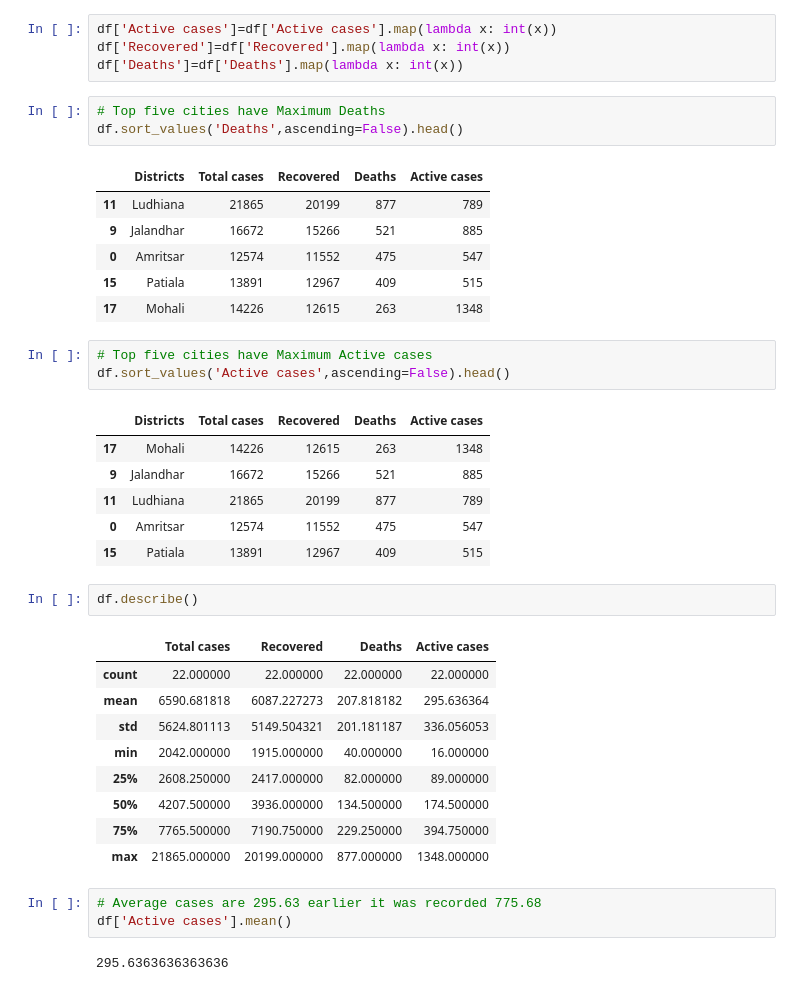
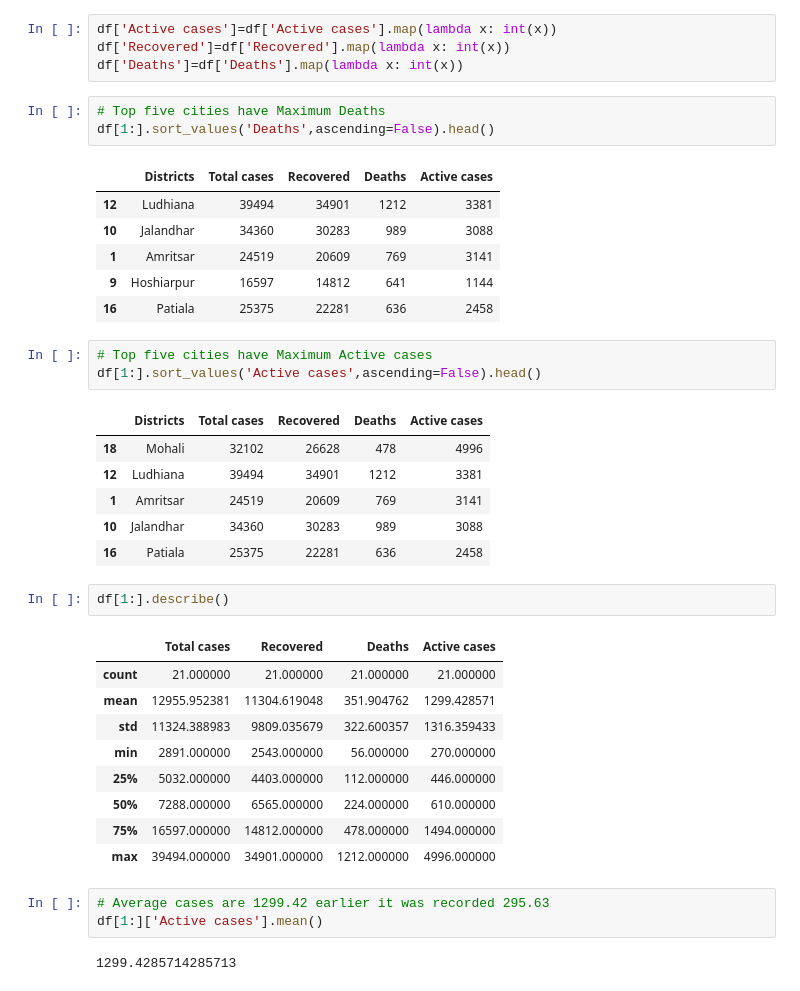
Before and after one commit to capitallatera/Minor_Projects, a Jupyter notebook: covid19_in_punjab.ipynb, the cells around one changed output. Saved outputs shown, nothing was run; the diff lists cells and outputs as text.

```diff
--- a/covid19_in_punjab.ipynb
+++ b/covid19_in_punjab.ipynb
@@ -151,38 +151,38 @@ df['Recovered']=df['Recovered'].map(lambda x: int(x))
 df['Deaths']=df['Deaths'].map(lambda x: int(x))
 # %%
 # Top five cities have Maximum Deaths
-df.sort_values('Deaths',ascending=False).head()
+df[1:].sort_values('Deaths',ascending=False).head()
 # %% [output]
 |  | Districts | Total cases | Recovered | Deaths | Active cases |
-| 11 | Ludhiana | 21865 | 20199 | 877 | 789 |
-| 9 | Jalandhar | 16672 | 15266 | 521 | 885 |
-| 0 | Amritsar | 12574 | 11552 | 475 | 547 |
-| 15 | Patiala | 13891 | 12967 | 409 | 515 |
-| 17 | Mohali | 14226 | 12615 | 263 | 1348 |
+| 12 | Ludhiana | 39494 | 34901 | 1212 | 3381 |
+| 10 | Jalandhar | 34360 | 30283 | 989 | 3088 |
+| 1 | Amritsar | 24519 | 20609 | 769 | 3141 |
+| 9 | Hoshiarpur | 16597 | 14812 | 641 | 1144 |
+| 16 | Patiala | 25375 | 22281 | 636 | 2458 |
 # %%
 # Top five cities have Maximum Active cases
-df.sort_values('Active cases',ascending=False).head()
+df[1:].sort_values('Active cases',ascending=False).head()
 # %% [output]
 |  | Districts | Total cases | Recovered | Deaths | Active cases |
-| 17 | Mohali | 14226 | 12615 | 263 | 1348 |
-| 9 | Jalandhar | 16672 | 15266 | 521 | 885 |
-| 11 | Ludhiana | 21865 | 20199 | 877 | 789 |
-| 0 | Amritsar | 12574 | 11552 | 475 | 547 |
-| 15 | Patiala | 13891 | 12967 | 409 | 515 |
+| 18 | Mohali | 32102 | 26628 | 478 | 4996 |
+| 12 | Ludhiana | 39494 | 34901 | 1212 | 3381 |
+| 1 | Amritsar | 24519 | 20609 | 769 | 3141 |
+| 10 | Jalandhar | 34360 | 30283 | 989 | 3088 |
+| 16 | Patiala | 25375 | 22281 | 636 | 2458 |
 # %%
-df.describe()
+df[1:].describe()
 # %% [output]
 |  | Total cases | Recovered | Deaths | Active cases |
-| count | 22.000000 | 22.000000 | 22.000000 | 22.000000 |
-| mean | 6590.681818 | 6087.227273 | 207.818182 | 295.636364 |
-| std | 5624.801113 | 5149.504321 | 201.181187 | 336.056053 |
-| min | 2042.000000 | 1915.000000 | 40.000000 | 16.000000 |
-| 25% | 2608.250000 | 2417.000000 | 82.000000 | 89.000000 |
-| 50% | 4207.500000 | 3936.000000 | 134.500000 | 174.500000 |
-| 75% | 7765.500000 | 7190.750000 | 229.250000 | 394.750000 |
-| max | 21865.000000 | 20199.000000 | 877.000000 | 1348.000000 |
+| count | 21.000000 | 21.000000 | 21.000000 | 21.000000 |
+| mean | 12955.952381 | 11304.619048 | 351.904762 | 1299.428571 |
+| std | 11324.388983 | 9809.035679 | 322.600357 | 1316.359433 |
+| min | 2891.000000 | 2543.000000 | 56.000000 | 270.000000 |
+| 25% | 5032.000000 | 4403.000000 | 112.000000 | 446.000000 |
+| 50% | 7288.000000 | 6565.000000 | 224.000000 | 610.000000 |
+| 75% | 16597.000000 | 14812.000000 | 478.000000 | 1494.000000 |
+| max | 39494.000000 | 34901.000000 | 1212.000000 | 4996.000000 |
 # %%
-# Average cases are 295.63 earlier it was recorded 775.68
-df['Active cases'].mean()
+# Average cases are 1299.42 earlier it was recorded 295.63
+df[1:]['Active cases'].mean()
 # %% [output]
-295.6363636363636
+1299.4285714285713
```
Also changed, not shown: parts of 5 cells of this notebook.
